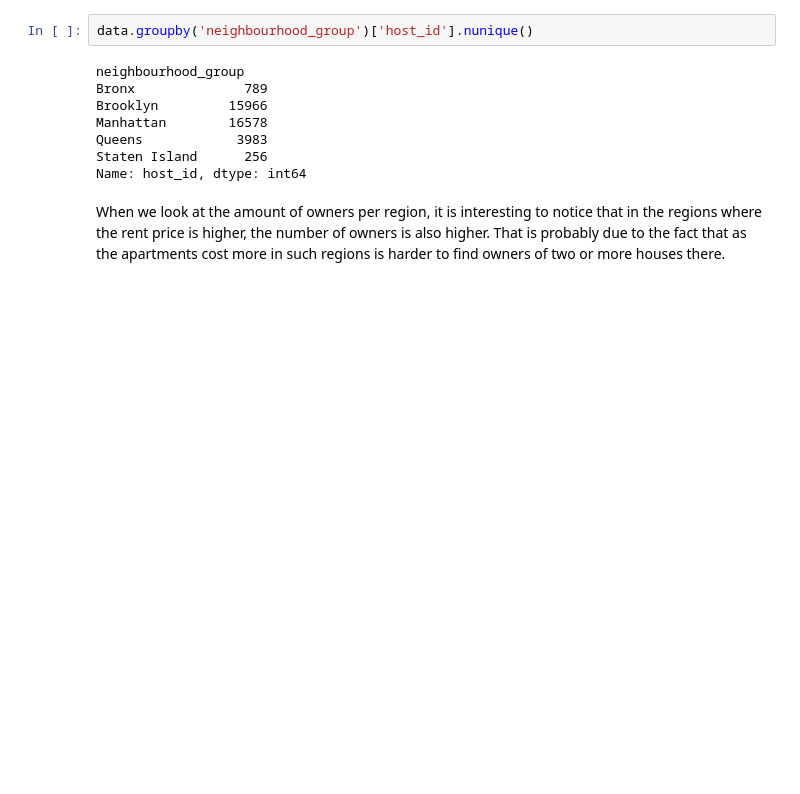
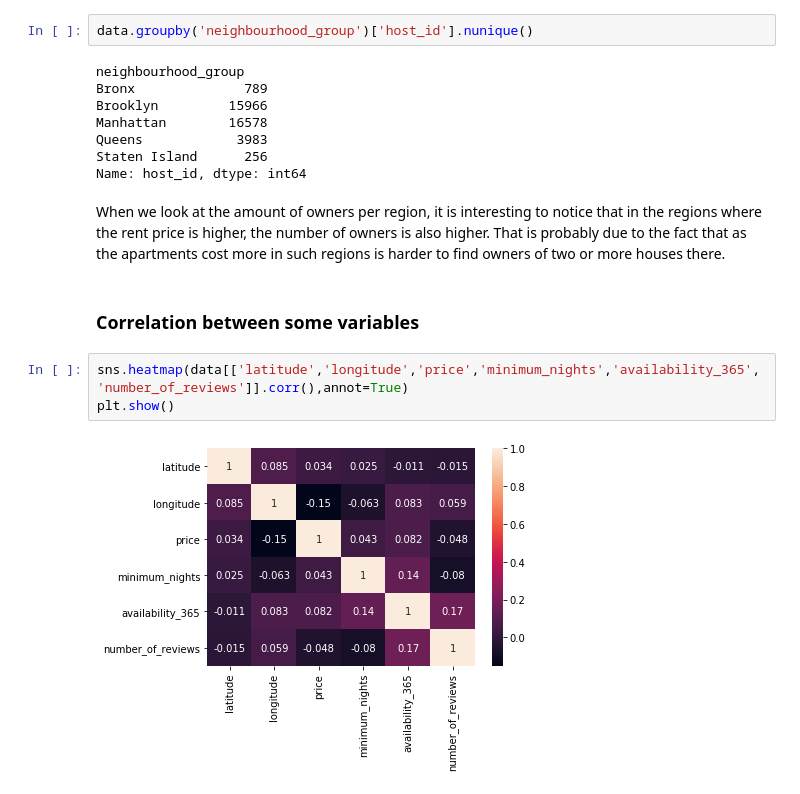
Before and after one commit to talesmarra/New-York-City-Airbnb-Open-Data-Analysis, a Jupyter notebook: NY-Airbnb-Data-Analysis.ipynb, the cells around one changed output. Saved outputs shown, nothing was run; the diff lists cells and outputs as text; blank space fills up the shorter version.

```diff
--- a/NY-Airbnb-Data-Analysis.ipynb
+++ b/NY-Airbnb-Data-Analysis.ipynb
@@ -152,3 +211,10 @@ Name: host_id, dtype: int64
 When we look at the amount of owners per region, it is interesting to notice that in the regions where the rent price is
 higher, the number of owners is also higher. That is probably due to the fact that as the apartments cost more in such regions
 is harder to find owners of two or more houses there.
+# %% [markdown]
+### Correlation between  some variables
+# %%
+sns.heatmap(data[['latitude','longitude','price','minimum_nights','availability_365','number_of_reviews']].corr(),annot=True)
+plt.show()
+# %% [output]
+[figure, added]
```
Also changed, not shown: parts of 13 cells of this notebook.
